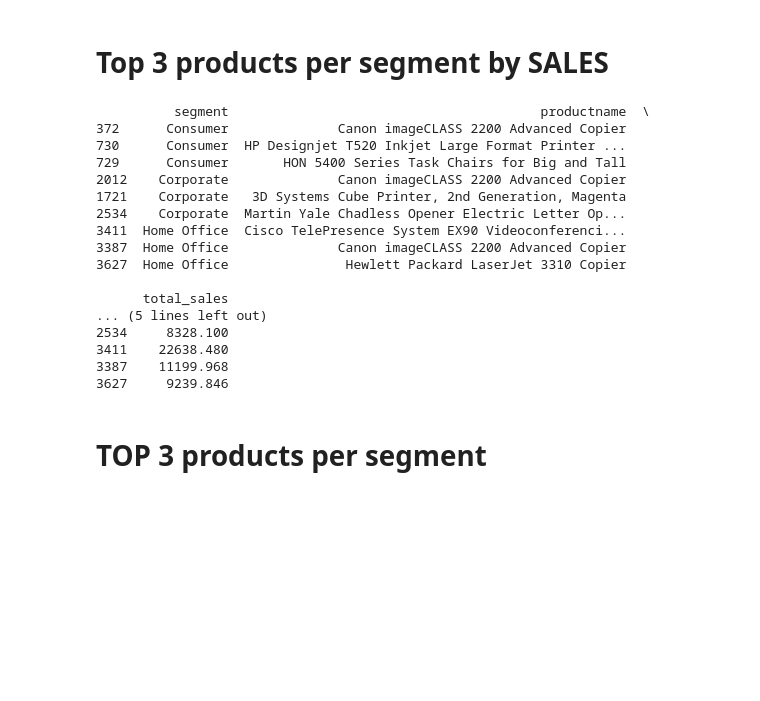
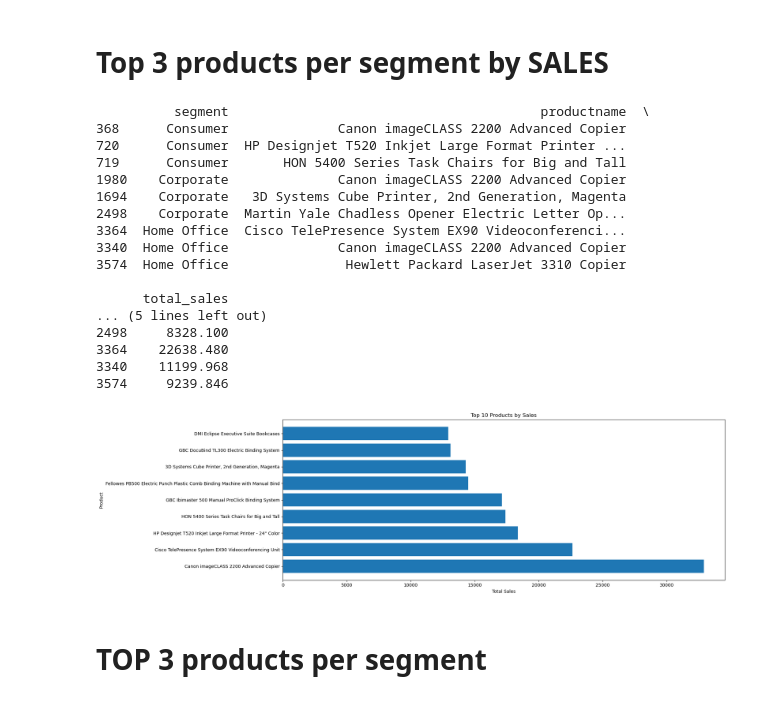
Before and after one commit to bruno-aro/Test, a Jupyter notebook: Project_5.ipynb, the cells around one changed output. Saved outputs shown, nothing was run; the diff lists cells and outputs as text; code cells hidden in the pictures; blank space fills up the shorter version.

```diff
--- a/Project_5.ipynb
+++ b/Project_5.ipynb
@@ -505,17 +504,15 @@ plt.show()
 # %% [markdown]
 # Top 3 products per segment by SALES
 # %%
-import sqlite3, pandas as pd
-
 conn = sqlite3.connect("shop.db")
 sql = """
 SELECT
   c.segment,
   p.productname,
-  SUM(s.sales)  AS total_sales,
-  SUM(s.profit) AS total_profit
+  SUM(s.sales_amount)  AS total_sales,
+  SUM(s.profit)        AS total_profit
 FROM sales s
-JOIN product  p ON p.order_id = s.order_id AND p.product_id = s.product_id
+JOIN product  p ON p.product_id = s.product_id
 JOIN orders   o ON o.order_id = s.order_id
 JOIN customer c ON c.customer_id = o.customer_id
 GROUP BY c.segment, p.productname;
@@ -533,22 +530,34 @@ top3 = (
 print(top3[["segment","productname","total_sales"]])
 # %% [output]
           segment                                        productname  \
-372      Consumer              Canon imageCLASS 2200 Advanced Copier
-730      Consumer  HP Designjet T520 Inkjet Large Format Printer ...
-729      Consumer       HON 5400 Series Task Chairs for Big and Tall
-2012    Corporate              Canon imageCLASS 2200 Advanced Copier
-1721    Corporate   3D Systems Cube Printer, 2nd Generation, Magenta
-2534    Corporate  Martin Yale Chadless Opener Electric Letter Op...
-3411  Home Office  Cisco TelePresence System EX90 Videoconferenci...
-3387  Home Office              Canon imageCLASS 2200 Advanced Copier
-3627  Home Office               Hewlett Packard LaserJet 3310 Copier
+368      Consumer              Canon imageCLASS 2200 Advanced Copier
+720      Consumer  HP Designjet T520 Inkjet Large Format Printer ...
+719      Consumer       HON 5400 Series Task Chairs for Big and Tall
+1980    Corporate              Canon imageCLASS 2200 Advanced Copier
+1694    Corporate   3D Systems Cube Printer, 2nd Generation, Magenta
+2498    Corporate  Martin Yale Chadless Opener Electric Letter Op...
+3364  Home Office  Cisco TelePresence System EX90 Videoconferenci...
+3340  Home Office              Canon imageCLASS 2200 Advanced Copier
+3574  Home Office               Hewlett Packard LaserJet 3310 Copier
 
       total_sales
 ... (5 lines left out)
-2534     8328.100
-3411    22638.480
-3387    11199.968
-3627     9239.846
+2498     8328.100
+3364    22638.480
+3340    11199.968
+3574     9239.846
+# %%
+top10 = df.sort_values("total_sales", ascending=False).head(10)
+
+plt.figure(figsize=(20,6))
+plt.barh(top10["productname"], top10["total_sales"])
+plt.title("Top 10 Products by Sales")
+plt.xlabel("Total Sales")
+plt.ylabel("Product")
+plt.tight_layout()
+plt.show()
+# %% [output]
+[figure, added]
 # %% [markdown]
 # TOP 3 products per segment
 # %%
```
Also changed, not shown: parts of 1 cell of this notebook.
